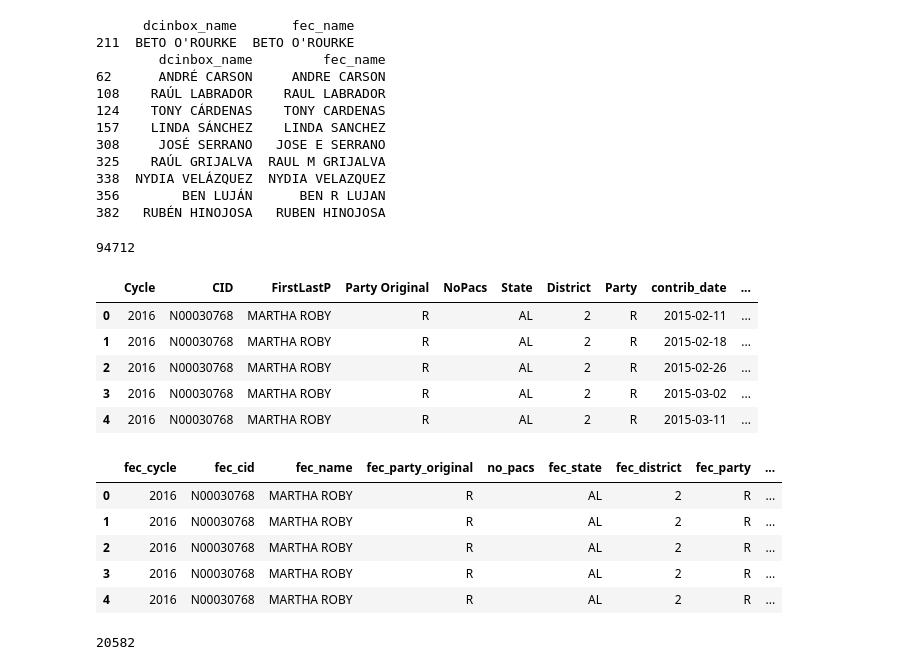
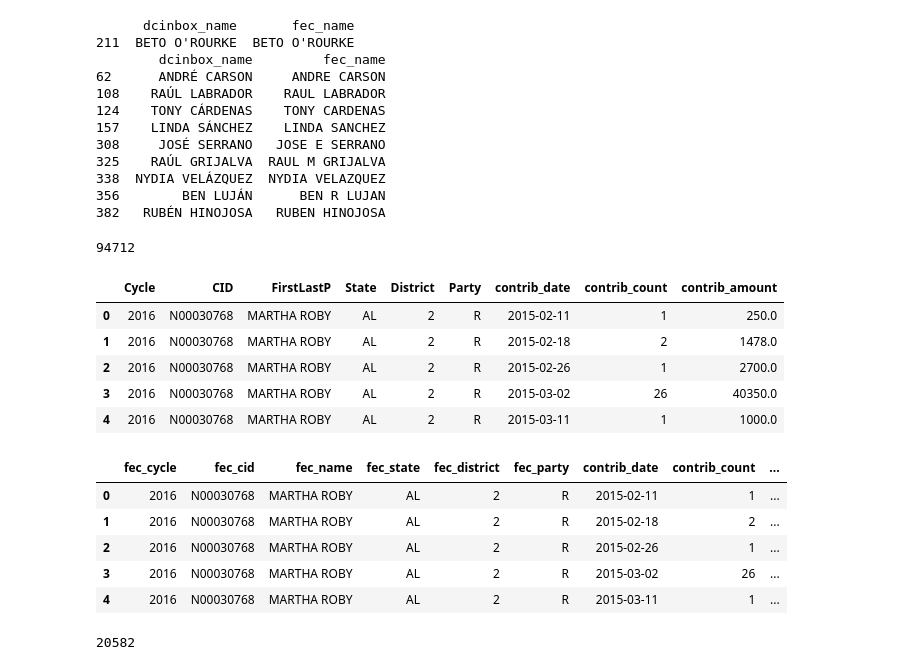
Before and after one commit to marobinette/cfd-project-ds1, a Jupyter notebook: notebooks/Matched_Politicians_Dataset_Creation.ipynb, the cells around one changed output. Drawn from its saved outputs; the diff is of its cells as text; code cells hidden in the pictures.

```diff
--- a/notebooks/Matched_Politicians_Dataset_Creation.ipynb
+++ b/notebooks/Matched_Politicians_Dataset_Creation.ipynb
@@ -230,60 +229,55 @@ print(special_names[["dcinbox_name", "fec_name"]])
 # %%
 # Read in the summarized FEC candidate contributions file
 
 cand_contribs_raw_df = pd.read_csv(
     "../data/fec/candidate_contributions_2016.csv",
     encoding = "latin1"
 )
 
 # Drop the columns we don't need
-cand_contribs_raw_df = cand_contribs_raw_df.drop(columns=['DistIDRunFor', 'DistIDCurr', "CurrCand", "CycleCand",
-                                                  "RecipCode", "CRPICO", "FECCandID"])
+cand_contribs_raw_df = cand_contribs_raw_df.drop(columns=['DistIDRunFor', 'DistIDCurr', "CurrCand", "CycleCand", "Party Original",
+                                                  "NoPacs", "RecipCode", "CRPICO", "FECCandID"])
 
 print(len(cand_contribs_raw_df))
 cand_contribs_raw_df.head()
 # %% [output]
 94712
-|  | Cycle | CID | FirstLastP | Party Original | NoPacs | State | District | Party | contrib_date | ... |
-| 0 | 2016 | N00030768 | MARTHA ROBY | R |  | AL | 2 | R | 2015-02-11 | ... |
-| 1 | 2016 | N00030768 | MARTHA ROBY | R |  | AL | 2 | R | 2015-02-18 | ... |
-| 2 | 2016 | N00030768 | MARTHA ROBY | R |  | AL | 2 | R | 2015-02-26 | ... |
-| 3 | 2016 | N00030768 | MARTHA ROBY | R |  | AL | 2 | R | 2015-03-02 | ... |
-| 4 | 2016 | N00030768 | MARTHA ROBY | R |  | AL | 2 | R | 2015-03-11 | ... |
+|  | Cycle | CID | FirstLastP | State | District | Party | contrib_date | contrib_count | contrib_amount |
+| 0 | 2016 | N00030768 | MARTHA ROBY | AL | 2 | R | 2015-02-11 | 1 | 250.0 |
+| 1 | 2016 | N00030768 | MARTHA ROBY | AL | 2 | R | 2015-02-18 | 2 | 1478.0 |
+| 2 | 2016 | N00030768 | MARTHA ROBY | AL | 2 | R | 2015-02-26 | 1 | 2700.0 |
+| 3 | 2016 | N00030768 | MARTHA ROBY | AL | 2 | R | 2015-03-02 | 26 | 40350.0 |
+| 4 | 2016 | N00030768 | MARTHA ROBY | AL | 2 | R | 2015-03-11 | 1 | 1000.0 |
 # %%
 # Add averages for year and month to candidate contributions dataframe (for normalizing later)
 
-# Rename columns so they won't clash with the DC Inbox data file
+# Rename columns so they are more consistent and won't cause confusion with columns in the DC Inbox data file
 cand_contribs_raw_df = cand_contribs_raw_df.rename(columns={
     "Cycle": "fec_cycle",
     "CID": "fec_cid",
     "FirstLastP": "fec_name",
-    "Party Original": "fec_party_original",
-    "NoPacs": "no_pacs",
     "State": "fec_state",
     "District": "fec_district",
     "Party": "fec_party"
 })
 
-# Set correct types on some columns
+# Set types on some columns
 cand_contribs_raw_df["contrib_count"] = cand_contribs_raw_df["contrib_count"].fillna(0)
 cand_contribs_raw_df["contrib_amount"] = cand_contribs_raw_df["contrib_amount"].fillna(0).astype(int)
-
-# Set contrib_date to datetime
 cand_contribs_raw_df["contrib_date"] = pd.to_datetime(cand_contribs_raw_df["contrib_date"])
 
-# Define the full date range
+# Define the full date range we want to use (should match what's in the file anyway)
 start_date = pd.Timestamp("2015-01-03")
 end_date = pd.Timestamp("2017-01-02")
-num_days = (end_date - start_date).days + 1  # inclusive
+# num_days = (end_date - start_date).days + 1  # inclusive
 
-# Filter to target period
+# Filter records to target dates
 mask = (cand_contribs_raw_df["contrib_date"] >= start_date) & (cand_contribs_raw_df["contrib_date"] <= end_date)
 cand_contribs_df = cand_contribs_raw_df.loc[mask].copy()
 
-# Monthly averages
-cand_contribs_df['month_start'] = cand_contribs_df['contrib_date'].values.astype('datetime64[M]')
-
-monthly_stats = (
+# Calculate monthly fundraising averages per politician
+cand_contribs_df['month_start'] = cand_contribs_df['contrib_date'].values.astype('datetime64[M]') # Figure out month start date based on newsletter date
+monthly_stats = ( # group contributions by name, state, district, party, month to calculate the averages for that grouping
     cand_contribs_df.groupby(["fec_name", "fec_cycle", "fec_state", "fec_district", "fec_party", "month_start"], dropna=False)
     .agg(
         monthly_contrib_count=('contrib_count', 'sum'),
@@ -291,27 +285,26 @@ monthly_stats = (
     )
     .reset_index()
 )
+monthly_stats['days_in_month'] = monthly_stats['month_start'].dt.days_in_month
+monthly_stats['avg_daily_contrib_count_per_month'] = monthly_stats['monthly_contrib_count'] / monthly_stats['days_in_month']
+monthly_stats['avg_daily_contrib_amount_per_month'] = monthly_stats['monthly_contrib_amount'] / monthly_stats['days_in_month']
 
-monthly_stats['days_in_month'] = monthly_stats['month_start'].dt.days_in_month
-monthly_stats['avg_month_daily_contrib_count'] = monthly_stats['monthly_contrib_count'] / monthly_stats['days_in_month']
-monthly_stats['avg_month_daily_contrib_amount'] = monthly_stats['monthly_contrib_amount'] / monthly_stats['days_in_month']
-
-# Merge in monthly averages
+# Merge in monthly averages for contribution counts and
 cand_contribs_df = cand_contribs_df.merge(
     monthly_stats[['fec_name', 'fec_cycle', 'fec_state', 'fec_district', 'fec_party', 'month_start',
-                   'avg_month_daily_contrib_count', 'avg_month_daily_contrib_amount']],
+                   'avg_daily_contrib_count_per_month', 'avg_daily_contrib_amount_per_month']],
     on=['fec_name', 'fec_cycle', 'fec_state', 'fec_district', 'fec_party', 'month_start'],
     how='left'
 )
 
 cand_contribs_df.head()
 # %% [output]
-|  | fec_cycle | fec_cid | fec_name | fec_party_original | no_pacs | fec_state | fec_district | fec_party | ... |
-| 0 | 2016 | N00030768 | MARTHA ROBY | R |  | AL | 2 | R | ... |
-| 1 | 2016 | N00030768 | MARTHA ROBY | R |  | AL | 2 | R | ... |
-| 2 | 2016 | N00030768 | MARTHA ROBY | R |  | AL | 2 | R | ... |
-| 3 | 2016 | N00030768 | MARTHA ROBY | R |  | AL | 2 | R | ... |
-| 4 | 2016 | N00030768 | MARTHA ROBY | R |  | AL | 2 | R | ... |
+|  | fec_cycle | fec_cid | fec_name | fec_state | fec_district | fec_party | contrib_date | contrib_count | ... |
+| 0 | 2016 | N00030768 | MARTHA ROBY | AL | 2 | R | 2015-02-11 | 1 | ... |
+| 1 | 2016 | N00030768 | MARTHA ROBY | AL | 2 | R | 2015-02-18 | 2 | ... |
+| 2 | 2016 | N00030768 | MARTHA ROBY | AL | 2 | R | 2015-02-26 | 1 | ... |
+| 3 | 2016 | N00030768 | MARTHA ROBY | AL | 2 | R | 2015-03-02 | 26 | ... |
+| 4 | 2016 | N00030768 | MARTHA ROBY | AL | 2 | R | 2015-03-11 | 1 | ... |
 # %%
 # Read in the newsletter emotion data
 
```
Also changed, not shown: parts of 36 cells of this notebook, 1 other file.
